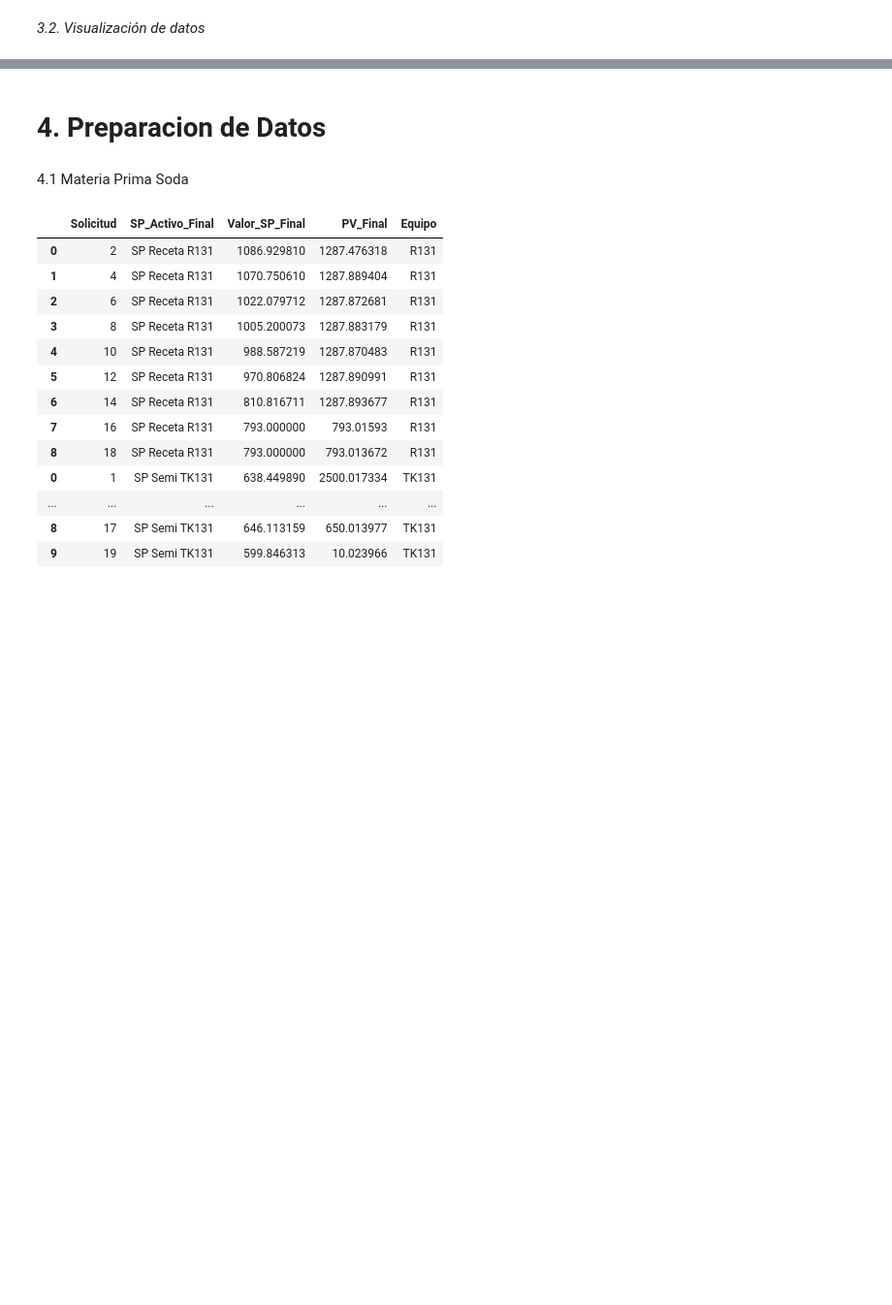
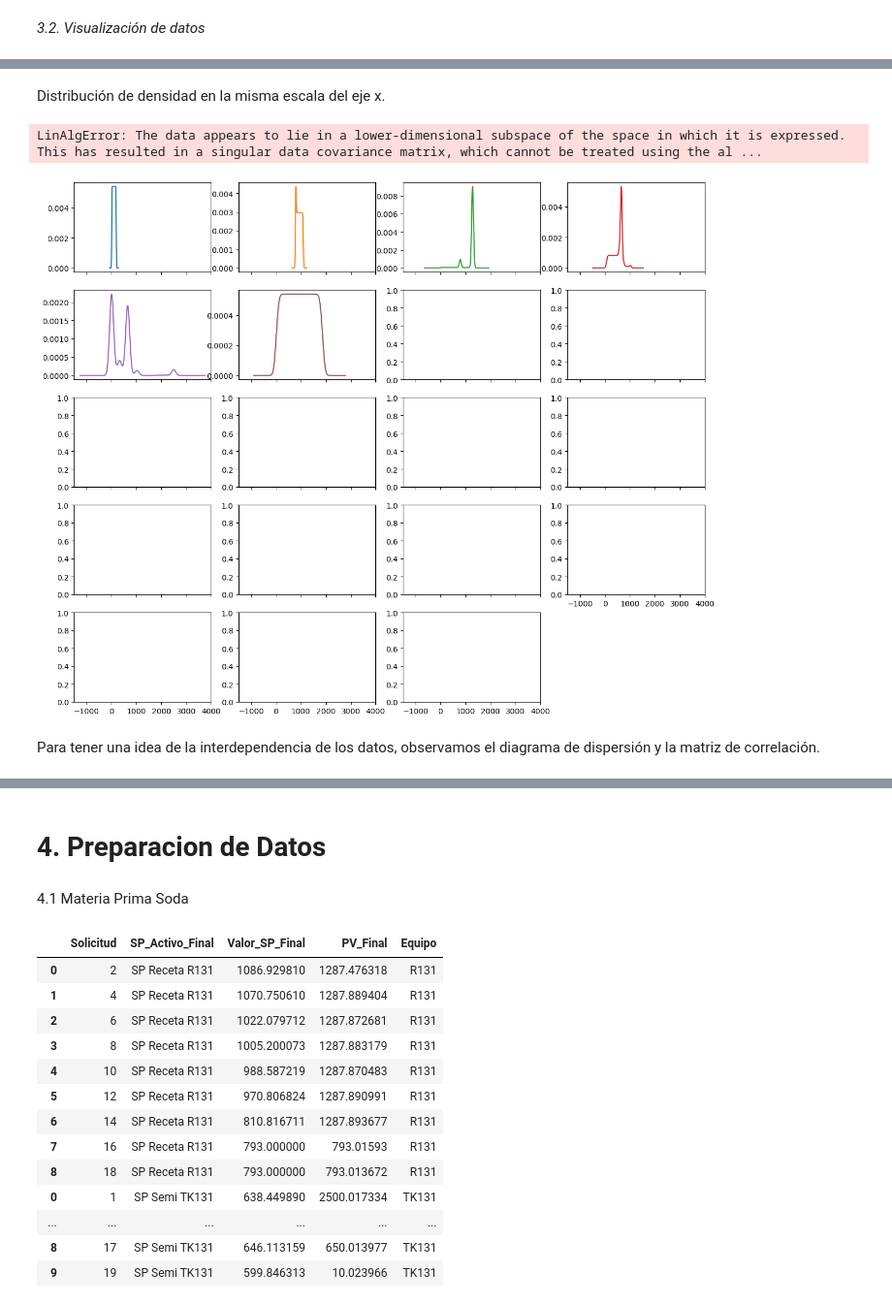
Before and after one commit to AcSsalazar/Proyecto_1_udem, a Jupyter notebook: MP_Consumos_BarbosaV2.ipynb, the cells around one changed output, grey strips where cells are left out. Shown at 97% size. Cells and saved outputs as stored; diff of their text form; code cells hidden in the pictures; blank space fills up the shorter version.

```diff
--- a/MP_Consumos_BarbosaV2.ipynb
+++ b/MP_Consumos_BarbosaV2.ipynb
@@ -104,2 +160,17 @@ def Visualizacion(def):
+# %% [markdown]
+ Distribución de densidad en la misma escala del eje x.
+# %%
+
+def VisualizacionDensity(df):
+    df = df.drop(df.filter(regex='^Partida').columns, axis=1)
+    df = df.drop(df.filter(regex='^Estado').columns, axis=1)
+    df = df.replace('Bad Input', 0)
+    df.plot(kind='density', subplots=True, layout=(6,4), sharex=True, legend=True, fontsize=1, figsize=(15,15))
+    pyplot.show()
 # %%
-Visualizacion(sample_dfSoda)
+VisualizacionDensity(sample_dfSoda)
+# %% [output]
+LinAlgError: The data appears to lie in a lower-dimensional subspace of the space in which it is expressed. This has resulted in a singular data covariance matrix, which cannot be treated using the al ...
+[figure, added]
+# %% [markdown]
+Para tener una idea de la interdependencia de los datos, observamos el diagrama de dispersión y la matriz de correlación.
```
Also changed, not shown: parts of 15 cells of this notebook.
